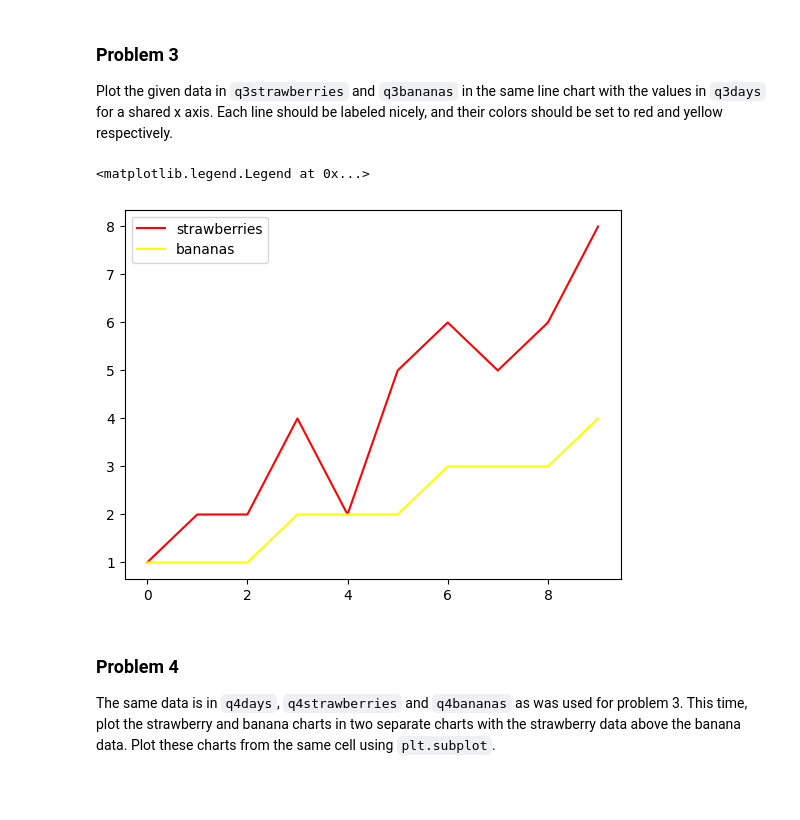
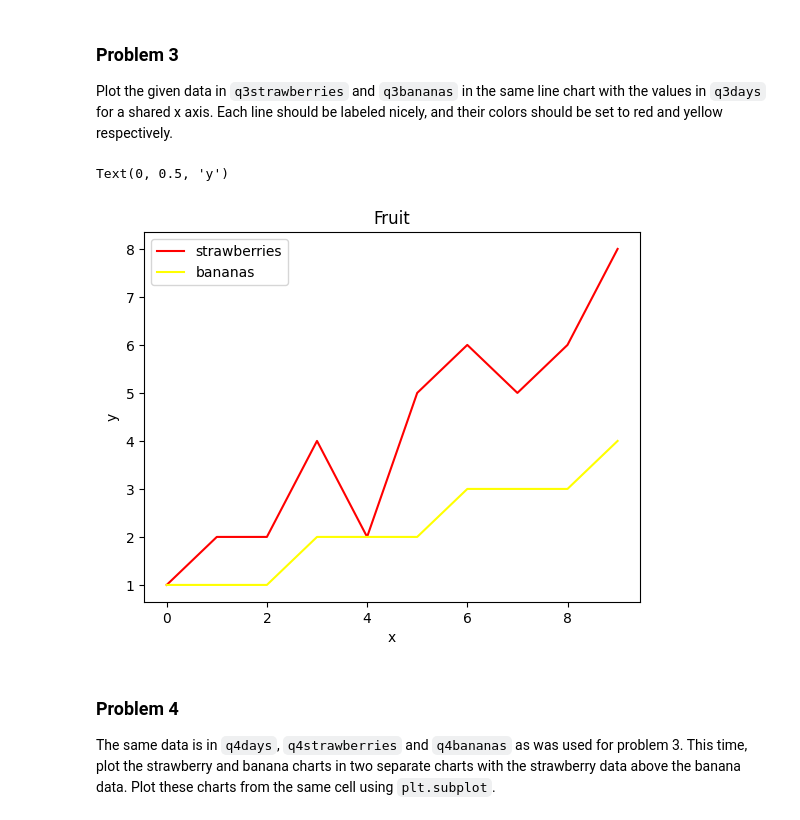
Before and after one commit to max-issokson-bu/dx602-homework-05, a Jupyter notebook: homework.ipynb, the cells around one changed output. Cells and saved outputs as stored; diff of their text form; code cells hidden in the pictures; blank space fills up the shorter version.

```diff
--- a/homework.ipynb
+++ b/homework.ipynb
@@ -107,11 +113,14 @@ q3bananas = [1, 1, 1, 2, 2, 2, 3, 3, 3, 4]
 # %%
 # YOUR CHANGES HERE
 plt.plot(q3days, q3strawberries, color = 'Red', label = 'strawberries')
 plt.plot(q3days, q3bananas, color = 'Yellow', label = 'bananas')
 plt.legend()
+plt.title('Fruit')
+plt.xlabel('x')
+plt.ylabel('y')
 # %% [output]
-<matplotlib.legend.Legend at 0x...>
+Text(0, 0.5, 'y')
-[figure, old version]
+[figure, new version]
 # %% [markdown]
 ### Problem 4
 
```
Also changed, not shown: parts of 4 cells of this notebook.
